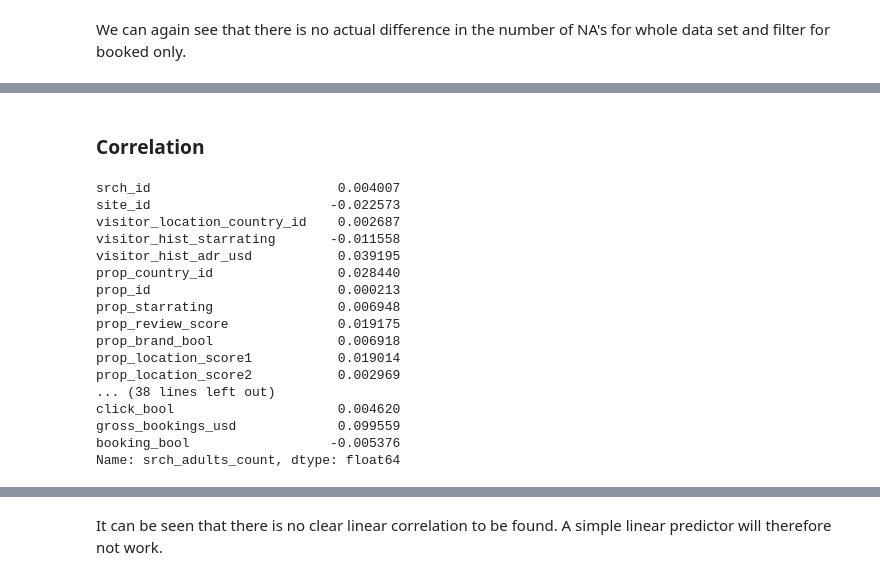
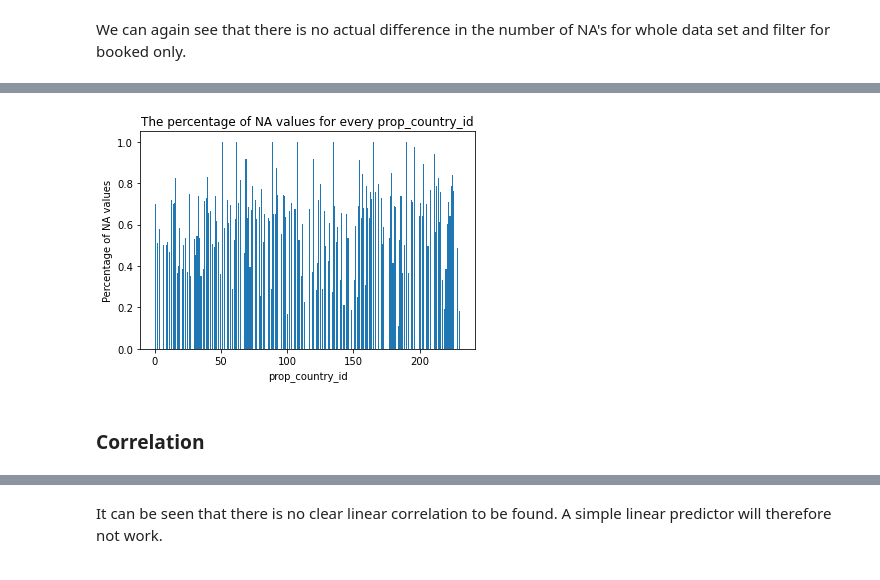
Before and after one commit to SoberZ/data-mining-techniques, a Jupyter notebook: A2/EDA.ipynb, the cells around one changed output, grey strips where cells are left out. Drawn from its saved outputs; the diff is of its cells as text; code cells hidden in the pictures.

```diff
--- a/A2/EDA.ipynb
+++ b/A2/EDA.ipynb
@@ -114,22 +126,17 @@ We can again see that there is no actual difference in the number of NA's for wh
+# %%
+countr_na['orig_destination_distance']
+dat['prop_country_id'].value_counts().sort_index()
+
+country_na_df = pd.DataFrame({'na':countr_na['orig_destination_distance'], 'tot':dat['prop_country_id'].value_counts().sort_index()})
+country_na_df['perc_na'] = country_na_df['na']/country_na_df['tot']
+plt.bar(country_na_df.index, country_na_df['perc_na'])
+plt.xlabel('prop_country_id')
+plt.ylabel('Percentage of NA values')
+plt.title('The percentage of NA values for every prop_country_id')
+plt.savefig('perc_na_prop_country_id.png')
+# %% [output]
+[figure, added]
 # %% [markdown]
 ### Correlation
 # %%
-dat.corr()['srch_adults_count']
+cor_book = dat.corr()['booking_bool']
-# %% [output]
-srch_id                        0.004007
-site_id                       -0.022573
-visitor_location_country_id    0.002687
-visitor_hist_starrating       -0.011558
-visitor_hist_adr_usd           0.039195
-prop_country_id                0.028440
-prop_id                        0.000213
-prop_starrating                0.006948
-prop_review_score              0.019175
-prop_brand_bool                0.006918
-prop_location_score1           0.019014
-prop_location_score2           0.002969
-... (38 lines left out)
-click_bool                     0.004620
-gross_bookings_usd             0.099559
-booking_bool                  -0.005376
-Name: srch_adults_count, dtype: float64
```
Also changed, not shown: parts of 22 cells of this notebook.
